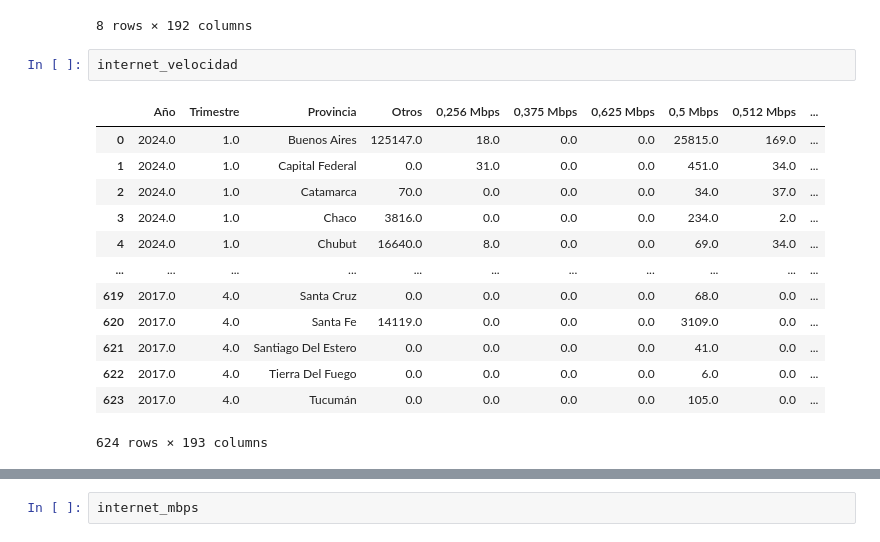
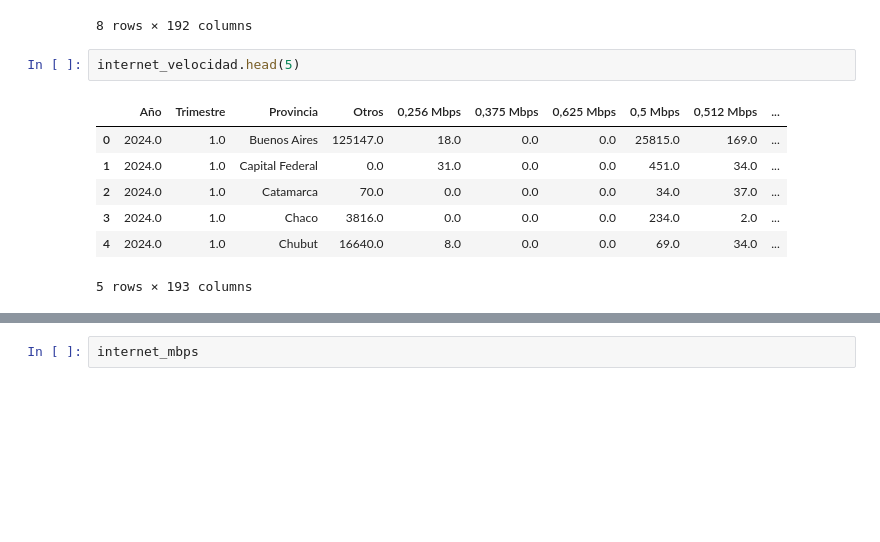
Before and after one commit to dnewbie25/Analisis-Telecomunicaciones-Argentina, a Jupyter notebook: internet_EDA.ipynb, the cells around one changed output, grey strips where cells are left out. Saved outputs shown, nothing was run; the diff lists cells and outputs as text; blank space fills up the shorter version.

```diff
--- a/internet_EDA.ipynb
+++ b/internet_EDA.ipynb
@@ -47,21 +49,15 @@ internet_velocidad.describe()
 | max | 2024.000000 | 4.000000 | 125147.000000 | 102.000000 | 225.000000 | 111.000000 | 238902.000000 | 609.000000 | 35185.000000 | ... |
 8 rows × 192 columns
 # %%
-internet_velocidad
+internet_velocidad.head(5)
 # %% [output]
 |  | Año | Trimestre | Provincia | Otros | 0,256 Mbps | 0,375 Mbps | 0,625 Mbps | 0,5 Mbps | 0,512 Mbps | ... |
 | 0 | 2024.0 | 1.0 | Buenos Aires | 125147.0 | 18.0 | 0.0 | 0.0 | 25815.0 | 169.0 | ... |
 | 1 | 2024.0 | 1.0 | Capital Federal | 0.0 | 31.0 | 0.0 | 0.0 | 451.0 | 34.0 | ... |
 | 2 | 2024.0 | 1.0 | Catamarca | 70.0 | 0.0 | 0.0 | 0.0 | 34.0 | 37.0 | ... |
 | 3 | 2024.0 | 1.0 | Chaco | 3816.0 | 0.0 | 0.0 | 0.0 | 234.0 | 2.0 | ... |
 | 4 | 2024.0 | 1.0 | Chubut | 16640.0 | 8.0 | 0.0 | 0.0 | 69.0 | 34.0 | ... |
-| ... | ... | ... | ... | ... | ... | ... | ... | ... | ... | ... |
-| 619 | 2017.0 | 4.0 | Santa Cruz | 0.0 | 0.0 | 0.0 | 0.0 | 68.0 | 0.0 | ... |
-| 620 | 2017.0 | 4.0 | Santa Fe | 14119.0 | 0.0 | 0.0 | 0.0 | 3109.0 | 0.0 | ... |
-| 621 | 2017.0 | 4.0 | Santiago Del Estero | 0.0 | 0.0 | 0.0 | 0.0 | 41.0 | 0.0 | ... |
-| 622 | 2017.0 | 4.0 | Tierra Del Fuego | 0.0 | 0.0 | 0.0 | 0.0 | 6.0 | 0.0 | ... |
-| 623 | 2017.0 | 4.0 | Tucumán | 0.0 | 0.0 | 0.0 | 0.0 | 105.0 | 0.0 | ... |
-624 rows × 193 columns
+5 rows × 193 columns
 # %%
 # Agrupar por año y provincia para obtener el total de accesos a cada velocidad
 velocidad_sin_rangos_summary = internet_velocidad.drop(columns=['Trimestre']).groupby(['Año', 'Provincia']).sum().reset_index()
```
Also changed, not shown: parts of 25 cells of this notebook.
